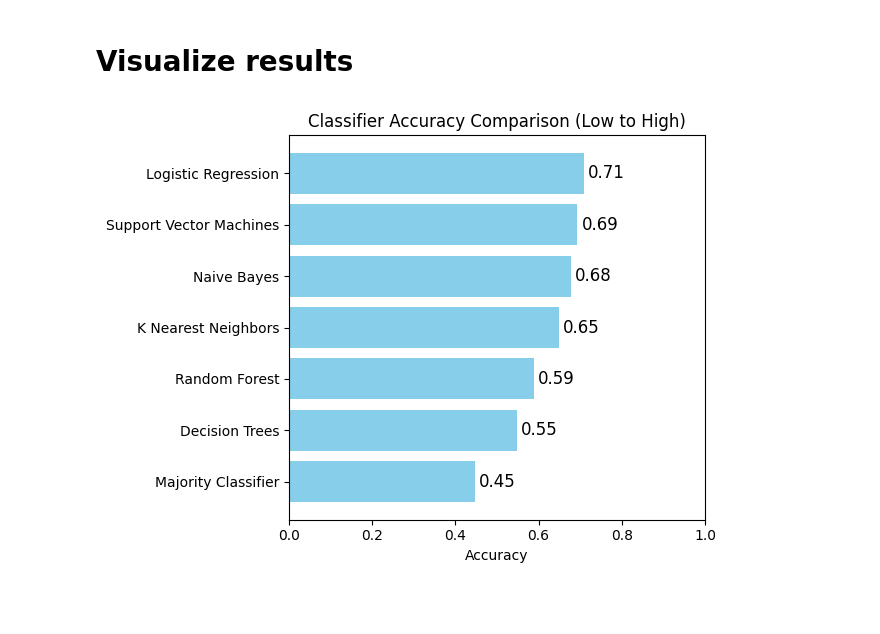
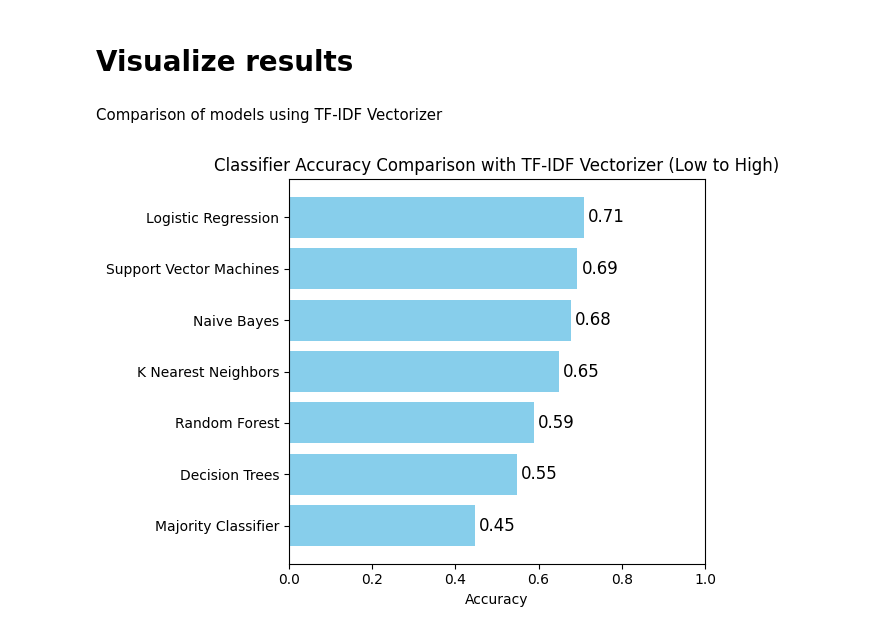
Before and after one commit to jakaVO/IS_Assignment_2, a Jupyter notebook: models.ipynb, the cells around one changed output. Saved outputs shown, nothing was run; the diff lists cells and outputs as text; code cells hidden in the pictures; blank space fills up the shorter version.

Commit message:
Added Word2Vec Vectorizer for all the models

```diff
--- a/models.ipynb
+++ b/models.ipynb
@@ -58,7 +92,7 @@ print("Mean Accuracy:", logistic_regression_cv_scores.mean())
 logistic_regression_params = {'C': [0.001, 0.01, 0.1, 1, 10, 100, 1000]}
 
 logistic_regression_model = LogisticRegression(max_iter=1000)
-logistic_regression_grid = GridSearchCV(logistic_regression_model, logistic_regression_params, cv=5, scoring='accuracy')
+logistic_regression_grid = GridSearchCV(logistic_regression_model, logistic_regression_params, cv=cv, scoring='accuracy')
 logistic_regression_grid.fit(X_train_tfidf, y_train)
 
 # Print the best hyperparameters for Logistic Regression
@@ -346,0 +633,26 @@ weighted avg       0.50      0.55      0.49       199
+# %%
+# Decision Tree model
+decision_tree_model_word2vec = DecisionTreeClassifier(random_state=42)
+
+# Cross-validation for Decision Tree
+decision_tree_cv_scores_word2vec = cross_val_score(decision_tree_model_word2vec, X_train_word2vec, y_train, cv=cv, scoring='accuracy')
+print("\nDecision Tree (Word2Vec) Cross-Validation Scores:", decision_tree_cv_scores_word2vec)
+print("Mean Accuracy:", decision_tree_cv_scores_word2vec.mean())
+
+# Hyperparameter tuning for Decision Tree
+decision_tree_params_word2vec = {'max_depth': [None, 10, 20, 30, 40], 'min_samples_split': [2, 5, 10], 'min_samples_leaf': [1, 2, 4]}
+
+decision_tree_grid_word2vec = GridSearchCV(decision_tree_model_word2vec, decision_tree_params_word2vec, cv=cv, scoring='accuracy')
+decision_tree_grid_word2vec.fit(X_train_word2vec, y_train)
+
+# Print the best hyperparameters for Decision Tree with Word2Vec
+print("\nBest Hyperparameters for Decision Tree (Word2Vec):")
+print(decision_tree_grid_word2vec.best_params_)
+
+# Make predictions on the test set using the best Decision Tree model with Word2Vec
+decision_tree_predictions_word2vec = decision_tree_grid_word2vec.predict(X_test_word2vec)
+
+# Evaluate the Decision Tree model with Word2Vec
+decision_tree_accuracy_word2vec = accuracy_score(y_test, decision_tree_predictions_word2vec)
+print("\nDecision Tree Accuracy (Word2Vec with hyperparameter tuning):", decision_tree_accuracy_word2vec)
+print(classification_report(y_test, decision_tree_predictions_word2vec))
@@ -390,29 +764,31 @@ weighted avg       0.20      0.45      0.28       199
 # %% [markdown]
 # Visualize results
+# %% [markdown]
+Comparison of models using TF-IDF Vectorizer
 # %%
 # Create a plot for the results
 from matplotlib import pyplot as plt
 
 
 results = [logistic_regression_accuracy, random_forest_accuracy, knn_accuracy,
             svm_accuracy, naive_bayes_accuracy, decision_tree_accuracy, majority_classifier_accuracy]
 classifiers = ['Logistic Regression', 'Random Forest', 'K Nearest Neighbors',
             'Support Vector Machines', 'Naive Bayes', 'Decision Trees', 'Majority Classifier']
 
 # Sort results and classifiers in ascending order of accuracy
 sorted_results, sorted_classifiers = zip(*sorted(zip(results, classifiers)))
 
 # Create a bar plot
 plt.barh(sorted_classifiers, sorted_results, color='skyblue')
 plt.xlabel('Accuracy')
-plt.title('Classifier Accuracy Comparison (Low to High)')
+plt.title('Classifier Accuracy Comparison with TF-IDF Vectorizer (Low to High)')
 plt.xlim(0, 1.0)  # Set the x-axis limits from 0 to 1 for accuracy values
 
 # Annotate the bars with accuracy values
 for i, result in enumerate(sorted_results):
     plt.text(result + 0.01, i, f'{result:.2f}', va='center', fontsize=12)
 
 plt.tight_layout()
 plt.show()
 # %% [output]
-[figure, old version]
+[figure, new version]
```
Also changed, not shown: parts of 31 cells of this notebook.
